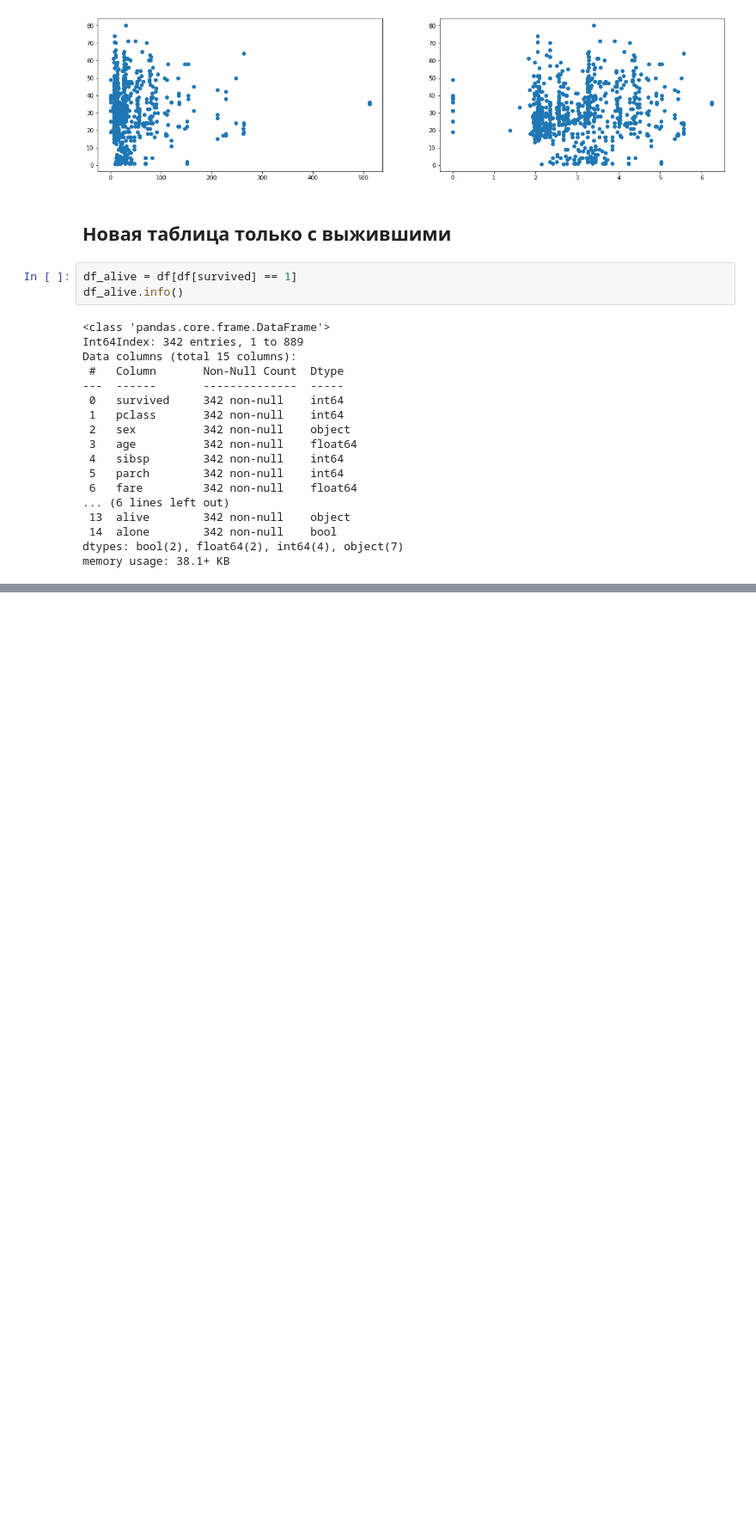
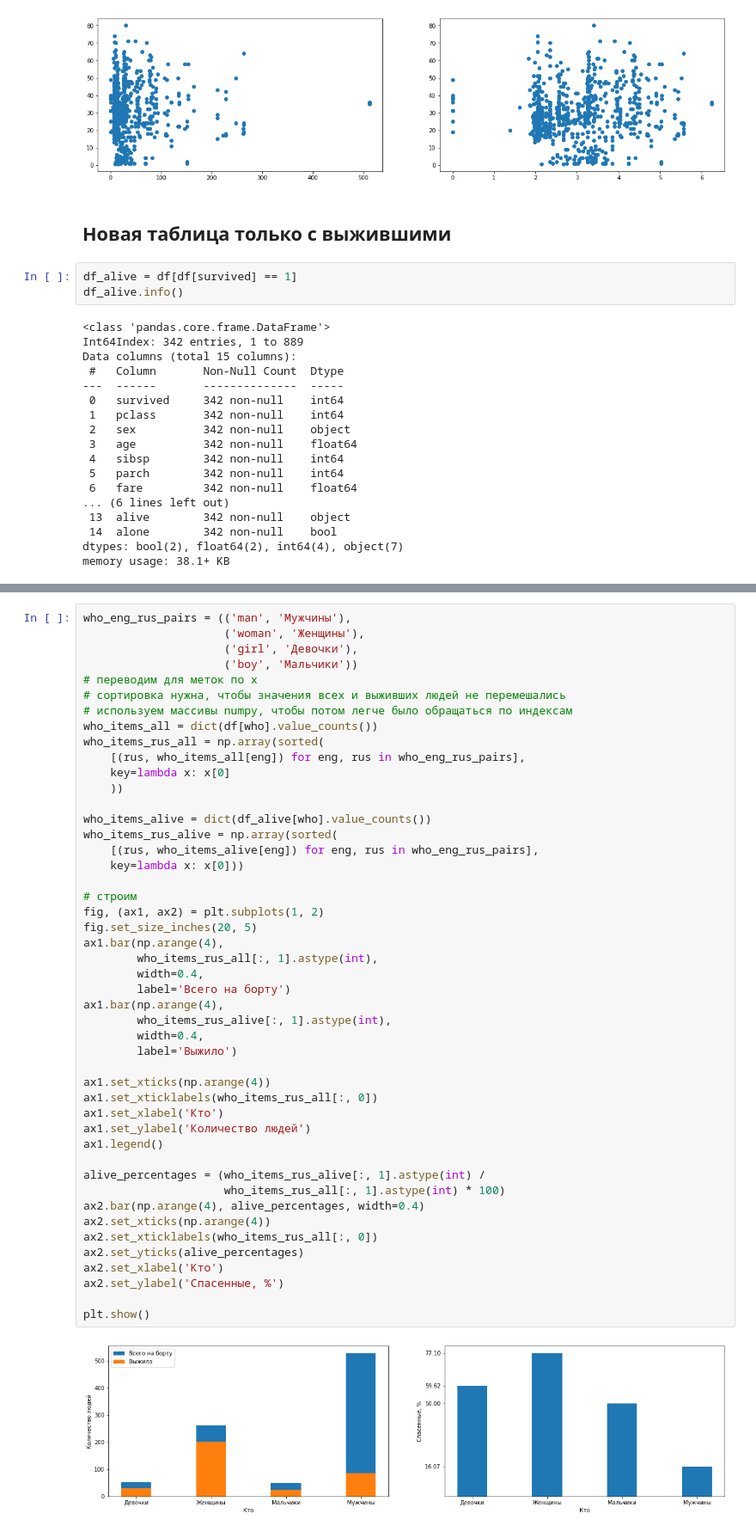
Before and after one commit to gaskeo/yandex-lyceum-selection-round, a Jupyter notebook: main.ipynb, the cells around one changed output, grey strips where cells are left out. Shown at 86% size. Cells and saved outputs as stored; diff of their text form; blank space fills up the shorter version.

```diff
--- a/main.ipynb
+++ b/main.ipynb
@@ -671,0 +683,49 @@ memory usage: 38.1+ KB
+# %%
+who_eng_rus_pairs = (('man', 'Мужчины'),
+                     ('woman', 'Женщины'),
+                     ('girl', 'Девочки'),
+                     ('boy', 'Мальчики'))
+# переводим для меток по x
+# сортировка нужна, чтобы значения всех и выживших людей не перемешались
+# используем массивы numpy, чтобы потом легче было обращаться по индексам
+who_items_all = dict(df[who].value_counts())
+who_items_rus_all = np.array(sorted(
+    [(rus, who_items_all[eng]) for eng, rus in who_eng_rus_pairs],
+    key=lambda x: x[0]
+    ))
+
+who_items_alive = dict(df_alive[who].value_counts())
+who_items_rus_alive = np.array(sorted(
+    [(rus, who_items_alive[eng]) for eng, rus in who_eng_rus_pairs],
+    key=lambda x: x[0]))
+
+# строим
+fig, (ax1, ax2) = plt.subplots(1, 2)
+fig.set_size_inches(20, 5)
+ax1.bar(np.arange(4),
+        who_items_rus_all[:, 1].astype(int),
+        width=0.4,
+        label='Всего на борту')
+ax1.bar(np.arange(4),
+        who_items_rus_alive[:, 1].astype(int),
+        width=0.4,
+        label='Выжило')
+
+ax1.set_xticks(np.arange(4))
+ax1.set_xticklabels(who_items_rus_all[:, 0])
+ax1.set_xlabel('Кто')
+ax1.set_ylabel('Количество людей')
+ax1.legend()
+
+alive_percentages = (who_items_rus_alive[:, 1].astype(int) /
+                     who_items_rus_all[:, 1].astype(int) * 100)
+ax2.bar(np.arange(4), alive_percentages, width=0.4)
+ax2.set_xticks(np.arange(4))
+ax2.set_xticklabels(who_items_rus_all[:, 0])
+ax2.set_yticks(alive_percentages)
+ax2.set_xlabel('Кто')
+ax2.set_ylabel('Спасенные, %')
+
+plt.show()
+# %% [output]
+[figure, added]
```
Also changed, not shown: parts of 2 cells of this notebook.
